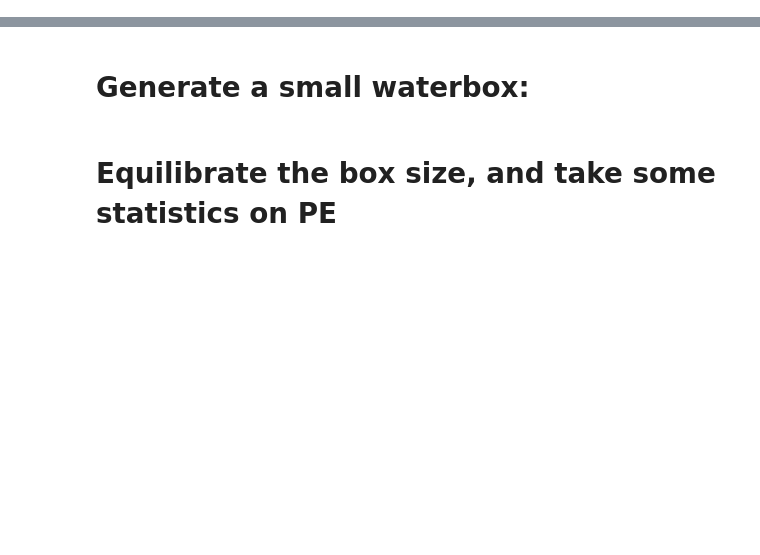
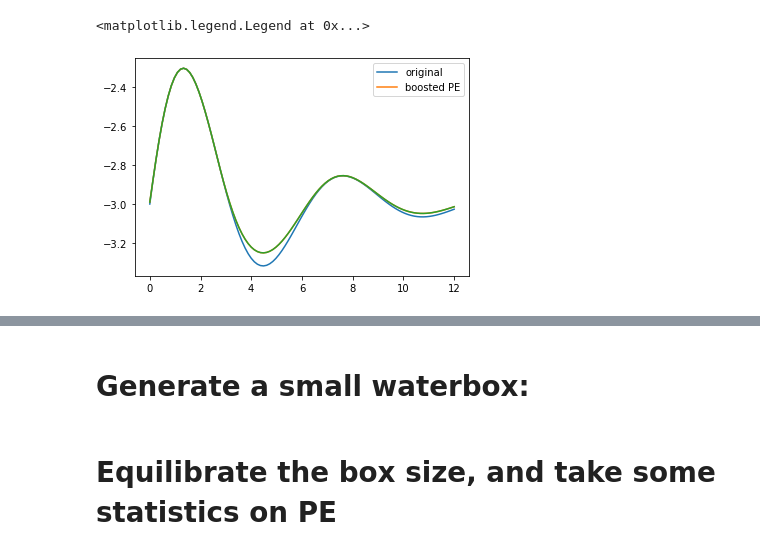
Before and after one commit to ljmartin/openmm_gamd, a Jupyter notebook: waterbox_gamd.ipynb, the cells around one changed output, grey strips where cells are left out. Drawn from its saved outputs; the diff is of its cells as text; code cells hidden in the pictures; blank space fills up the shorter version.

```diff
--- a/waterbox_gamd.ipynb
+++ b/waterbox_gamd.ipynb
@@ -13,0 +50,10 @@ TIMESTEP = 2*femtoseconds
+# %%
+plt.plot(xa, ya, label='original')
+plt.plot(xa, np.where(ya<E, boostPE(ya, E, k), ya), label='boosted PE')
+
+plt.plot(xa, ya*np.where(ya<E, boost(ya, E, k), 1))
+
+plt.legend()
+# %% [output]
+<matplotlib.legend.Legend at 0x...>
+[figure, added]
```
Also changed, not shown: parts of 25 cells of this notebook.
